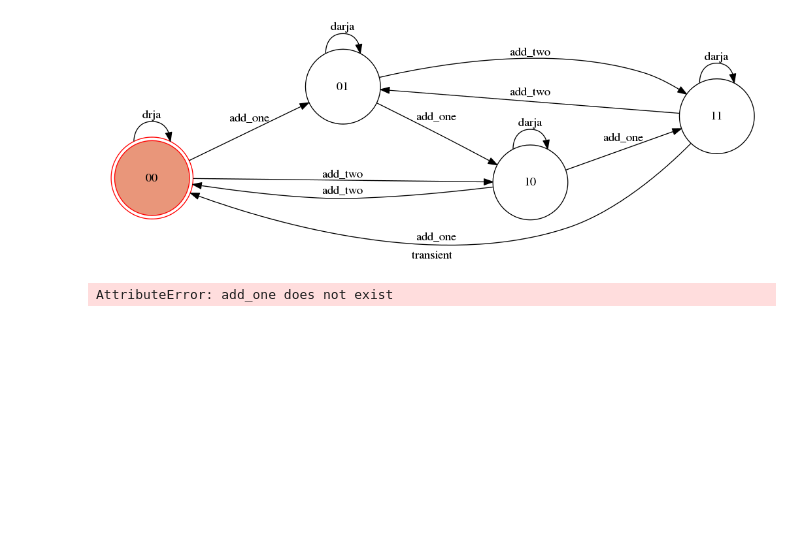
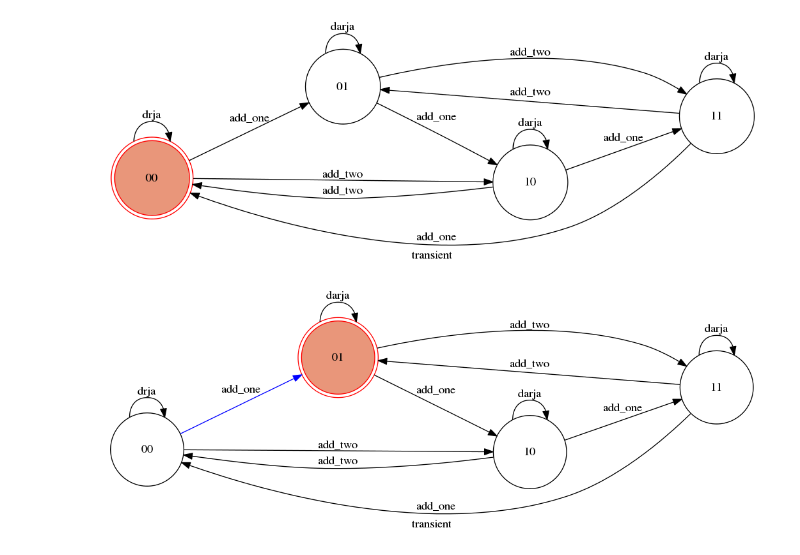
Before and after one commit to MohammadForouhesh/FSM, a Jupyter notebook: report_and_test.ipynb, the cells around one changed output. Cells and saved outputs as stored; diff of their text form; code cells hidden in the pictures; blank space fills up the shorter version.

```diff
--- a/report_and_test.ipynb
+++ b/report_and_test.ipynb
@@ -12,6 +12,21 @@ if cmd_folder not in sys.path:
 
 from IPython.display import Image, display, display_png
 from IPython.display import Image
+
+class Matter(object):
+    def is_valid(self):
+        return True
+
+    def is_not_valid(self):
+        return False
+
+    def is_also_valid(self):
+        return True
+
+    # graph object is created by the machine
+    def show_graph(self):
+        self.graph.draw('state.png', prog='dot')
+        display(Image('state.png'))
 # %%
 states=['00', '01', '10', '11']
 transitions = [
@@ -41,11 +57,10 @@ display(Image('state.png'))
 # %% [output]
 [figure]
-# %%
-machine.add_one()
-machine.graph.draw('state.png', prog='dot')
-display(Image('state.png'))
-# %% [output]
-AttributeError: add_one does not exist
+# %%
+model.add_one()
+model.show_graph()
+# %% [output]
+[figure, added]
 # %%
 model.add_two()
 model.show_graph()
```
Also changed, not shown: parts of 7 cells of this notebook, 9 other files.
